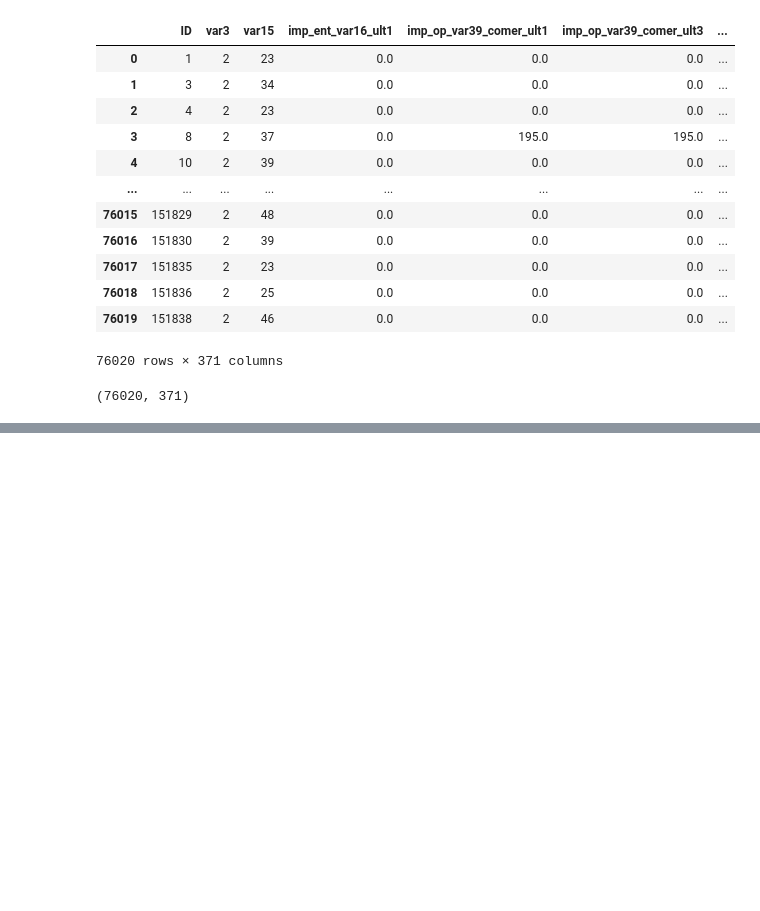
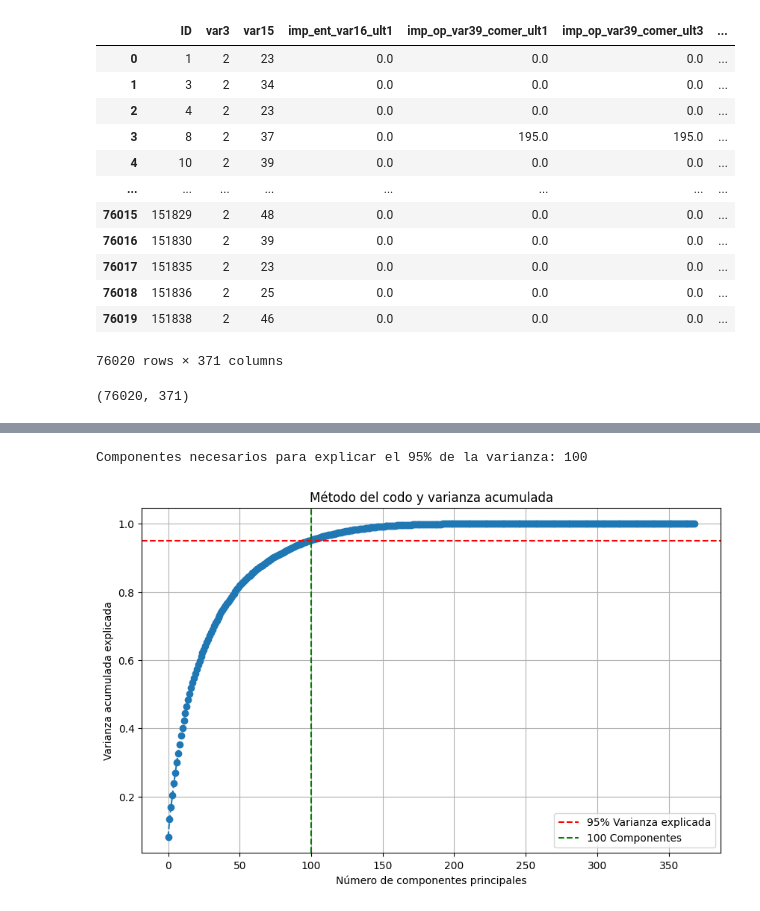
Before and after one commit to valecabrera21/Parcial3_MachineLearning, a Jupyter notebook: _sources/EDA-PUNTO1.ipynb, the cells around one changed output, grey strips where cells are left out. Saved outputs shown, nothing was run; the diff lists cells and outputs as text; code cells hidden in the pictures; blank space fills up the shorter version.

```diff
--- a/_sources/EDA-PUNTO1.ipynb
+++ b/_sources/EDA-PUNTO1.ipynb
@@ -38,0 +120,3 @@ El conjunto de datos **Satisfacción de Clientes** contiene **76,020 observacion
+# %%
+datatrainexp = datatrain.drop(columns=["TARGET"])
+print(datatrainexp.columns.tolist())
@@ -38,0 +127,3 @@ El conjunto de datos **Satisfacción de Clientes** contiene **76,020 observacion
+# %%
+datatrainexp = datatrainexp.drop(columns=["ID"])
+datatrainexp
@@ -38,0 +150,26 @@ El conjunto de datos **Satisfacción de Clientes** contiene **76,020 observacion
+# %%
+scaler = StandardScaler() # Escalar datos
+datatrainexp_scaled = scaler.fit_transform(datatrainexp)
+
+pca = PCA() # PCA sin limitar componentes (para análisis inicial)
+datatrainexp_pca = pca.fit_transform(datatrainexp_scaled)
+
+cumulative_variance = np.cumsum(pca.explained_variance_ratio_) # Analizar la varianza explicada
+
+# Encontrar el número de componentes para el 95% de varianza
+n_components_95 = np.argmax(cumulative_variance >= 0.95) + 1
+print(f"Componentes necesarios para explicar el 95% de la varianza: {n_components_95}")
+
+plt.figure(figsize=(10, 6))
+plt.plot(cumulative_variance, marker='o', linestyle='--')
+plt.axhline(y=0.95, color='r', linestyle='--', label="95% Varianza explicada")
+plt.axvline(x=n_components_95, color='g', linestyle='--', label=f"{n_components_95} Componentes")
+plt.title("Método del codo y varianza acumulada")
+plt.xlabel("Número de componentes principales")
+plt.ylabel("Varianza acumulada explicada")
+plt.legend()
+plt.grid()
+plt.show()
+# %% [output]
+Componentes necesarios para explicar el 95% de la varianza: 100
+[figure, added]
```
Also changed, not shown: parts of 41 cells of this notebook, 7 other files.
